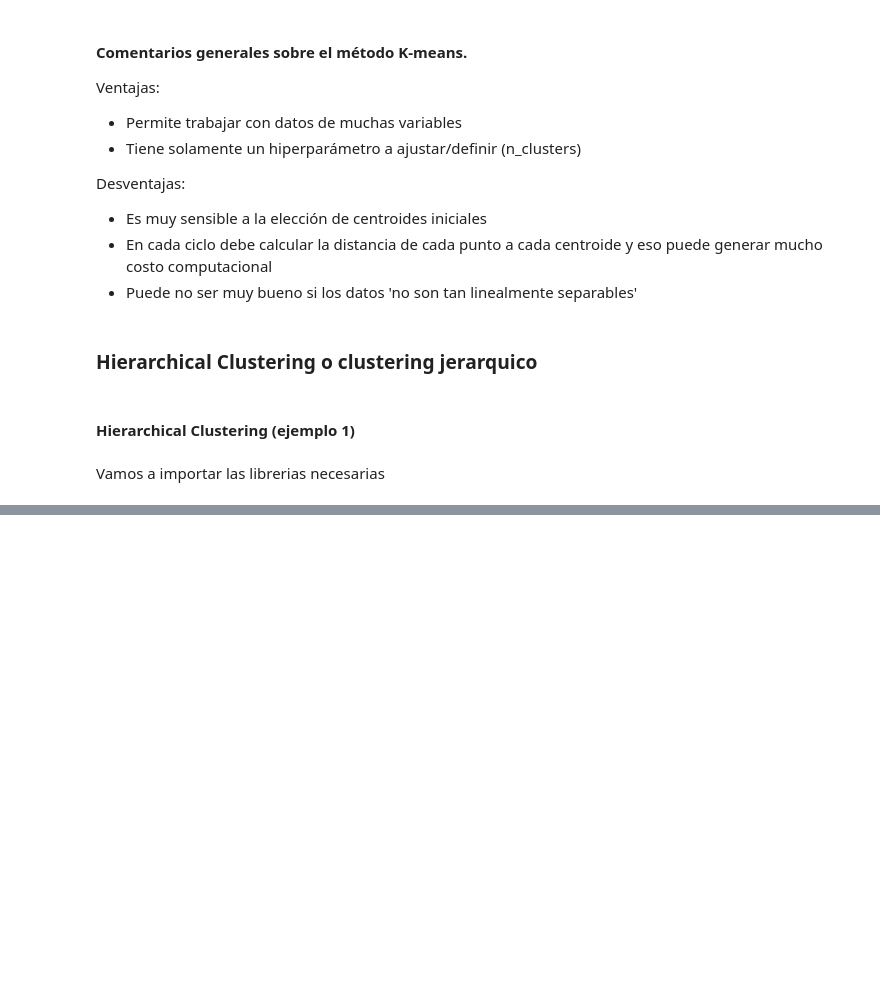
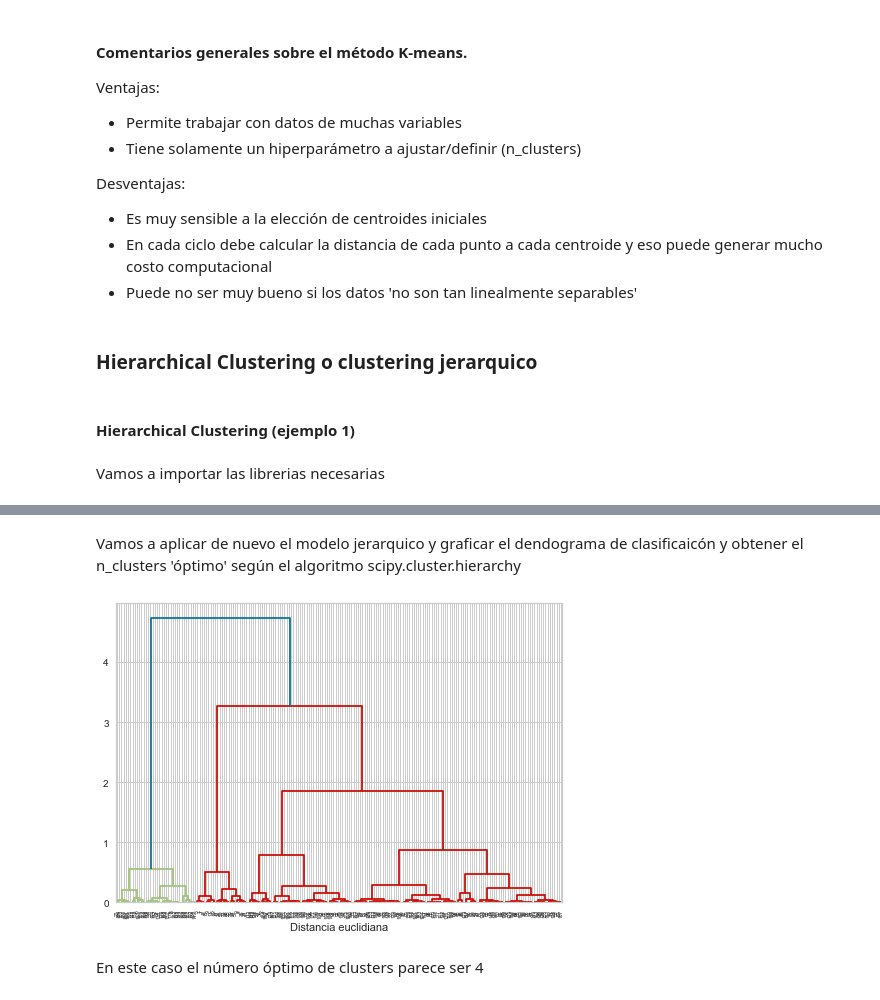
Before and after one commit to Sergio-Ibarra-1795/Diplomado_UNAM_DC_Full_gitHub, a Jupyter notebook: Modulo7_Aprendizaje_NO_supervisado/Moduo7_Ejercicio1.ipynb, the cells around one changed output, grey strips where cells are left out. Cells and saved outputs as stored; diff of their text form; code cells hidden in the pictures; blank space fills up the shorter version.

```diff
--- a/Modulo7_Aprendizaje_NO_supervisado/Moduo7_Ejercicio1.ipynb
+++ b/Modulo7_Aprendizaje_NO_supervisado/Moduo7_Ejercicio1.ipynb
@@ -285,0 +381,3 @@ Vamos a importar las librerias necesarias
+# %%
+dataset_jearquico_ejemplo2 = pd.read_csv('http://dicyg.fi-c.unam.mx:8080/lalo/pypcd/presentaciones/Mall_Customers.csv')
+dataset_jearquico_ejemplo2.head(4)
@@ -285,0 +392,3 @@ Vamos a importar las librerias necesarias
+# %%
+X_jearquico_ejemplo2 = dataset_jearquico_ejemplo2.iloc[:,[3,4]].values
+X_jearquico_ejemplo2
@@ -285,0 +415,5 @@ Vamos a importar las librerias necesarias
+# %%
+from numpy.linalg import norm
+from sklearn.preprocessing import normalize
+X_jearquico_ejemplo2 = normalize(X_jearquico_ejemplo2)
+X_jearquico_ejemplo2
@@ -285,0 +438,12 @@ Vamos a importar las librerias necesarias
+# %% [markdown]
+Vamos a aplicar de nuevo el modelo jerarquico y graficar el dendograma de clasificaicón y obtener el n_clusters 'óptimo' según el algoritmo scipy.cluster.hierarchy
+# %%
+import scipy.cluster.hierarchy as sch
+dendograma_jerarquico_ejemplo2 = sch.dendrogram(sch.linkage(X_jearquico_ejemplo2,method='ward'))
+plt.xlabel('Clientes')
+plt.xlabel('Distancia euclidiana')
+plt.show()
+# %% [output]
+[figure, added]
+# %% [markdown]
+En este caso el número óptimo de clusters parece ser 4
```
Also changed, not shown: parts of 22 cells of this notebook, 1 other file.
